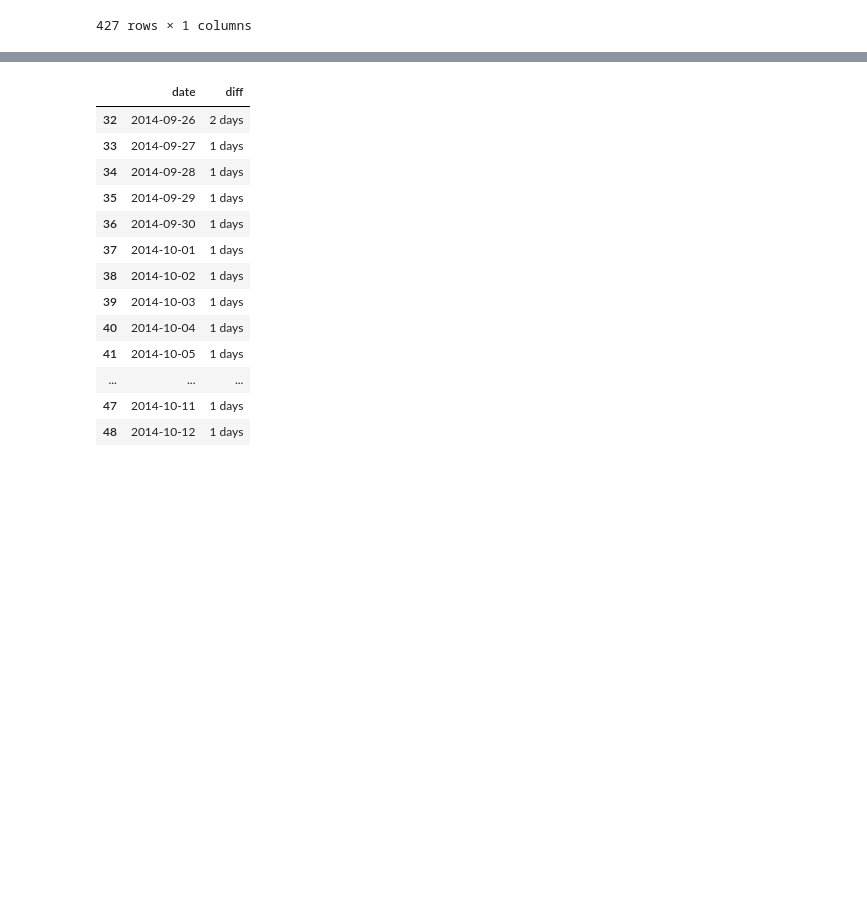
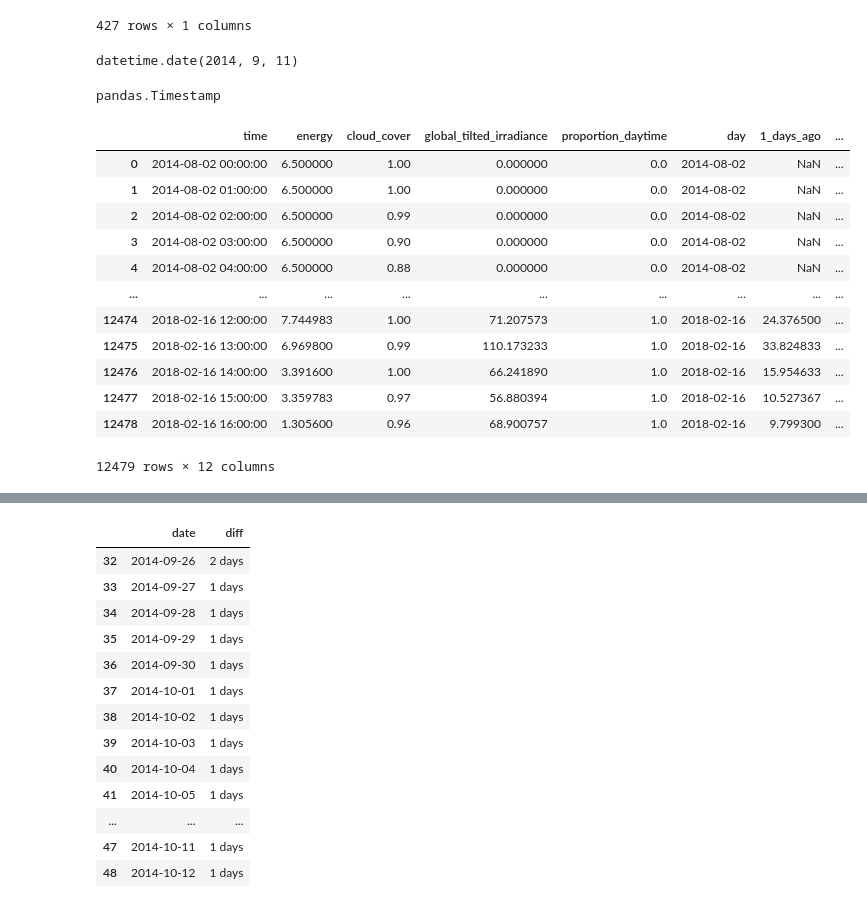
Before and after one commit to Erdos-Projects/predicting-day-ahead-solar-power-production, a Jupyter notebook: notebooks/modeling/CEB/basic_lightgbm_results.ipynb, the cells around one changed output, grey strips where cells are left out. Drawn from its saved outputs; the diff is of its cells as text; code cells hidden in the pictures; blank space fills up the shorter version.

```diff
--- a/notebooks/modeling/CEB/basic_lightgbm_results.ipynb
+++ b/notebooks/modeling/CEB/basic_lightgbm_results.ipynb
@@ -236,0 +232,4 @@ end_days_ext = shorter_test.end_days_naive
+# %%
+end_days_ext.at[0, 'date_again']
+# %% [output]
+datetime.date(2014, 9, 11)
@@ -236,0 +239,20 @@ end_days_ext = shorter_test.end_days_naive
+# %%
+type(end_days_ext.at[0, 'date'])
+# %% [output]
+pandas.Timestamp
+# %%
+shorter_test.add_energy_features_only(daily_lags=2, include_hour_cyclic=True, include_day_of_year_cyclic=True)
+# %% [output]
+|  | time | energy | cloud_cover | global_tilted_irradiance | proportion_daytime | day | 1_days_ago | ... |
+| 0 | 2014-08-02 00:00:00 | 6.500000 | 1.00 | 0.000000 | 0.0 | 2014-08-02 | NaN | ... |
+| 1 | 2014-08-02 01:00:00 | 6.500000 | 1.00 | 0.000000 | 0.0 | 2014-08-02 | NaN | ... |
+| 2 | 2014-08-02 02:00:00 | 6.500000 | 0.99 | 0.000000 | 0.0 | 2014-08-02 | NaN | ... |
+| 3 | 2014-08-02 03:00:00 | 6.500000 | 0.90 | 0.000000 | 0.0 | 2014-08-02 | NaN | ... |
+| 4 | 2014-08-02 04:00:00 | 6.500000 | 0.88 | 0.000000 | 0.0 | 2014-08-02 | NaN | ... |
+| ... | ... | ... | ... | ... | ... | ... | ... | ... |
+| 12474 | 2018-02-16 12:00:00 | 7.744983 | 1.00 | 71.207573 | 1.0 | 2018-02-16 | 24.376500 | ... |
+| 12475 | 2018-02-16 13:00:00 | 6.969800 | 0.99 | 110.173233 | 1.0 | 2018-02-16 | 33.824833 | ... |
+| 12476 | 2018-02-16 14:00:00 | 3.391600 | 1.00 | 66.241890 | 1.0 | 2018-02-16 | 15.954633 | ... |
+| 12477 | 2018-02-16 15:00:00 | 3.359783 | 0.97 | 56.880394 | 1.0 | 2018-02-16 | 10.527367 | ... |
+| 12478 | 2018-02-16 16:00:00 | 1.305600 | 0.96 | 68.900757 | 1.0 | 2018-02-16 | 9.799300 | ... |
+12479 rows × 12 columns
```
Also changed, not shown: parts of 43 cells of this notebook, 1 other file.
